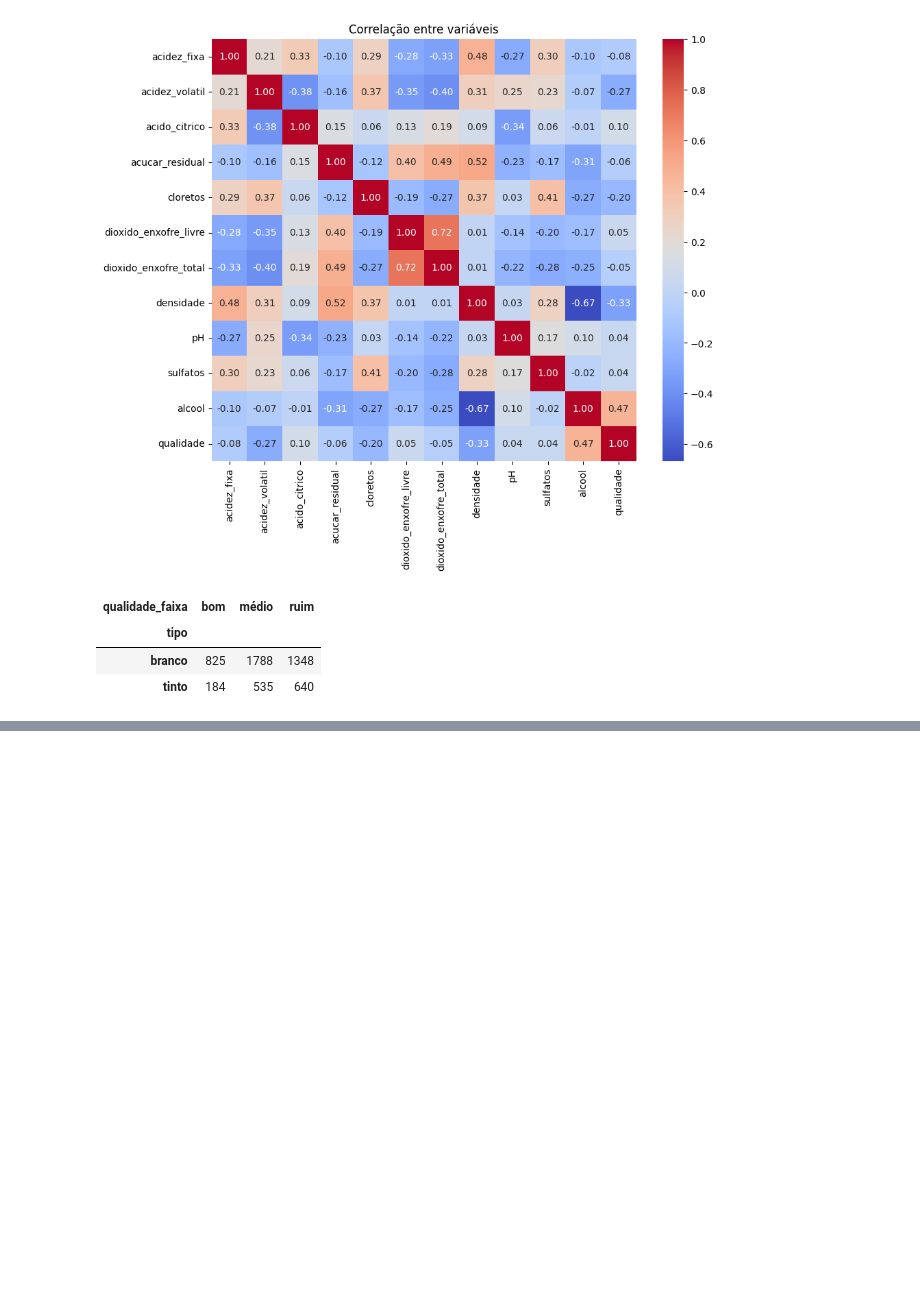
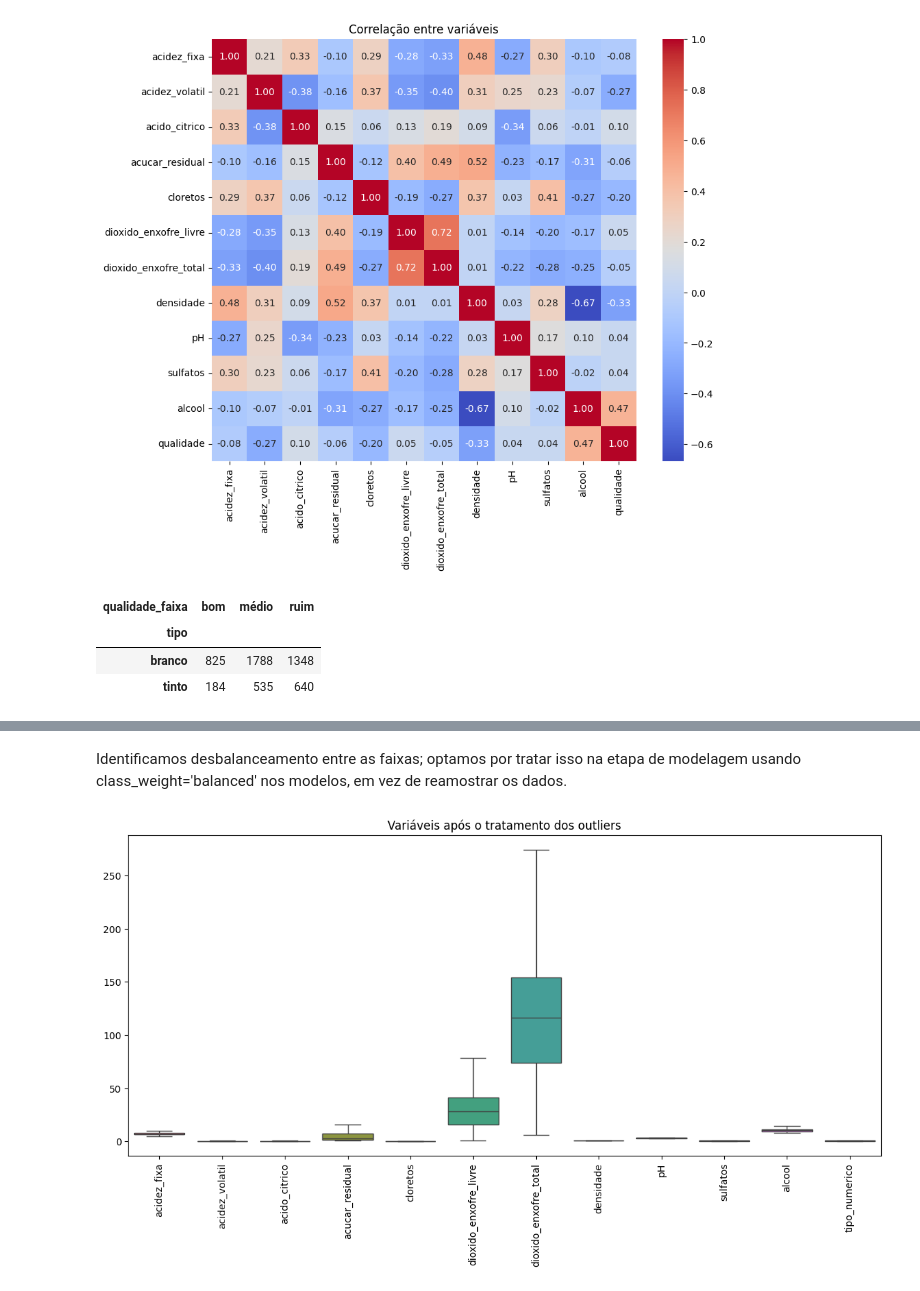
Before and after one commit to LailaBSP/ml-wine-quality-tinto, a Jupyter notebook: Projeto_FIA_Qualidade_de_vinhos.ipynb, the cells around one changed output, grey strips where cells are left out. Saved outputs shown, nothing was run; the diff lists cells and outputs as text; code cells hidden in the pictures; blank space fills up the shorter version.

Commit message:
Add files via upload
Pré-processamento e separação dos dados.

```diff
--- a/Projeto_FIA_Qualidade_de_vinhos.ipynb
+++ b/Projeto_FIA_Qualidade_de_vinhos.ipynb
@@ -217,3 +221,39 @@ pd.crosstab(df['tipo'], df['qualidade_faixa'])
 | tipo |  |  |  |
 | branco | 825 | 1788 | 1348 |
 | tinto | 184 | 535 | 640 |
+# %%
+# Converter a variável categórica "tipo" para valores numéricos
+df['tipo_numerico'] = df['tipo'].map({'tinto': 0, 'branco': 1})
+
+from sklearn.model_selection import train_test_split
+
+# Variáveis preditoras
+X = df.drop(columns=["qualidade", "qualidade_faixa", "tipo"])
+
+# Variável alvo
+y = df["qualidade_faixa"]
+
+# Separação dos conjuntos de treino e teste
+X_train, X_test, y_train, y_test = train_test_split(
+    X,
+    y,
+    test_size=0.2,
+    stratify=y,
+    random_state=42
+)
+# %%
+# Função para calcular os limites usando o método IQR
+def limites_iqr(serie):
+    Q1 = serie.quantile(0.25)
+    Q3 = serie.quantile(0.75)
+    IQR = Q3 - Q1
+    return Q1 - 1.5 * IQR, Q3 + 1.5 * IQR
+
+colunas_numericas = X_train.columns
+
+# Aplicação do tratamento de outliers
+for col in colunas_numericas:
+    limite_inf, limite_sup = limites_iqr(X_train[col])
+
+    X_train[col] = X_train[col].clip(limite_inf, limite_sup)
+    X_test[col] = X_test[col].clip(limite_inf, limite_sup)
@@ -219,0 +291,10 @@ pd.crosstab(df['tipo'], df['qualidade_faixa'])
+# %% [markdown]
+Identificamos desbalanceamento entre as faixas; optamos por tratar isso na etapa de modelagem usando class_weight='balanced' nos modelos, em vez de reamostrar os dados.
+# %%
+plt.figure(figsize=(14,6))
+sns.boxplot(data=X_train)
+plt.xticks(rotation=90)
+plt.title("Variáveis após o tratamento dos outliers")
+plt.show()
+# %% [output]
+[figure, added]
```
Also changed, not shown: parts of 7 cells of this notebook.
